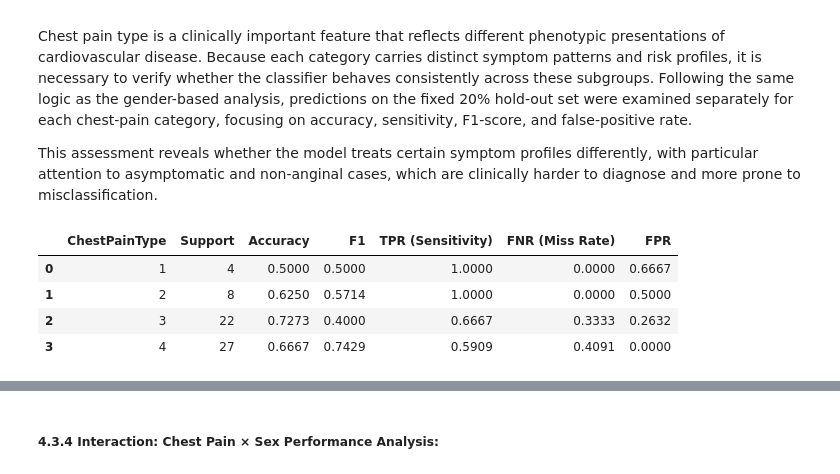
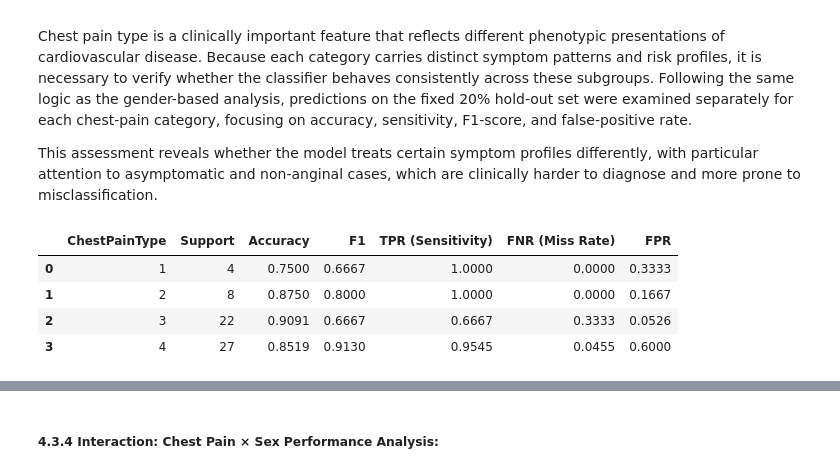
Before and after one commit to Mihalachee/Phenotypic-Bias-in-Heart-Disease-Prediction, a Jupyter notebook: indiviual.ipynb, the cells around one changed output, grey strips where cells are left out. Saved outputs shown, nothing was run; the diff lists cells and outputs as text; code cells hidden in the pictures.

```diff
--- a/indiviual.ipynb
+++ b/indiviual.ipynb
@@ -1683,8 +1692,12 @@ X = df.drop(columns=[c for c in leak_cols if c in df.columns])
 # 2. Train/Validation split for final model
 #    (80% training, 20% internal validation)
 
+X_train, X_test, y_train, y_test = train_test_split(
+    X, y, test_size=0.20, stratify=y, random_state=42
+)
+
 X_train_full, X_val_full, y_train_full, y_val_full = train_test_split(
-    X, y, test_size=0.20, stratify=y, random_state=42
+    X_train, y_train, test_size=0.25, stratify=y_train, random_state=42
 )
 
 
@@ -1954,49 +1956,55 @@ def compute_cp_metrics(y_true, y_pred):
     cm = confusion_matrix(y_true, y_pred, labels=[0, 1])
     tn, fp, fn, tp = cm.ravel()
 
-    TPR = tp / (tp + fn) if (tp + fn) > 0 else np.nan   # Sensitivity
-    FNR = fn / (tp + fn) if (tp + fn) > 0 else np.nan   # Miss rate
-    FPR = fp / (fp + tn) if (fp + tn) > 0 else np.nan   # False positive rate
+    tpr = tp / (tp + fn) if (tp + fn) else np.nan
+    fnr = fn / (tp + fn) if (tp + fn) else np.nan
+    fpr = fp / (fp + tn) if (fp + tn) else np.nan
 
     return {
+        "Support": len(y_true),
+        "TN": tn, "FP": fp, "FN": fn, "TP": tp,
         "Accuracy": accuracy_score(y_true, y_pred),
         "F1": f1_score(y_true, y_pred, zero_division=0),
-        "TPR (Sensitivity)": TPR,
-        "FNR (Miss Rate)": FNR,
-        "FPR": FPR,
-        "Support": len(y_true)
+        "TPR": tpr, "FNR": fnr, "FPR": fpr,
     }
 
 results_cp = []
 
 # Loop over chest-pain categories (1, 2, 3, 4)
 for cp_value in sorted(X_test["cp"].unique()):
     mask = X_test["cp"] == cp_value
 
     X_sub = X_test[mask]
     y_sub = y_test[mask]
 
     if len(y_sub) == 0:
         continue
 
     # Predictions for this CP type
-    y_pred = xgb_final.predict(X_sub)
+    X_sub_proc = preprocessor.transform(X_sub)
+    y_pred = xgb_final.predict(X_sub_proc)
+
 
     metrics = compute_cp_metrics(y_sub, y_pred)
     metrics["ChestPainType"] = cp_value
 
     results_cp.append(metrics)
 
 # Convert to DataFrame for presentation
 df_cp = pd.DataFrame(results_cp)[[
     "ChestPainType", "Support", "Accuracy", "F1",
-    "TPR (Sensitivity)", "FNR (Miss Rate)", "FPR"
+    "TPR", "FNR", "FPR"
 ]]
 
+df_cp = df_cp.rename(columns={
+    "TPR": "TPR (Sensitivity)",
+    "FNR": "FNR (Miss Rate)"
+})
+
 display(df_cp.round(4))
 # %% [output]
 |  | ChestPainType | Support | Accuracy | F1 | TPR (Sensitivity) | FNR (Miss Rate) | FPR |
-| 0 | 1 | 4 | 0.5000 | 0.5000 | 1.0000 | 0.0000 | 0.6667 |
-| 1 | 2 | 8 | 0.6250 | 0.5714 | 1.0000 | 0.0000 | 0.5000 |
-| 2 | 3 | 22 | 0.7273 | 0.4000 | 0.6667 | 0.3333 | 0.2632 |
-| 3 | 4 | 27 | 0.6667 | 0.7429 | 0.5909 | 0.4091 | 0.0000 |
+| 0 | 1 | 4 | 0.7500 | 0.6667 | 1.0000 | 0.0000 | 0.3333 |
+| 1 | 2 | 8 | 0.8750 | 0.8000 | 1.0000 | 0.0000 | 0.1667 |
+| 2 | 3 | 22 | 0.9091 | 0.6667 | 0.6667 | 0.3333 | 0.0526 |
+| 3 | 4 | 27 | 0.8519 | 0.9130 | 0.9545 | 0.0455 | 0.6000 |
```
Also changed, not shown: parts of 50 cells of this notebook.
